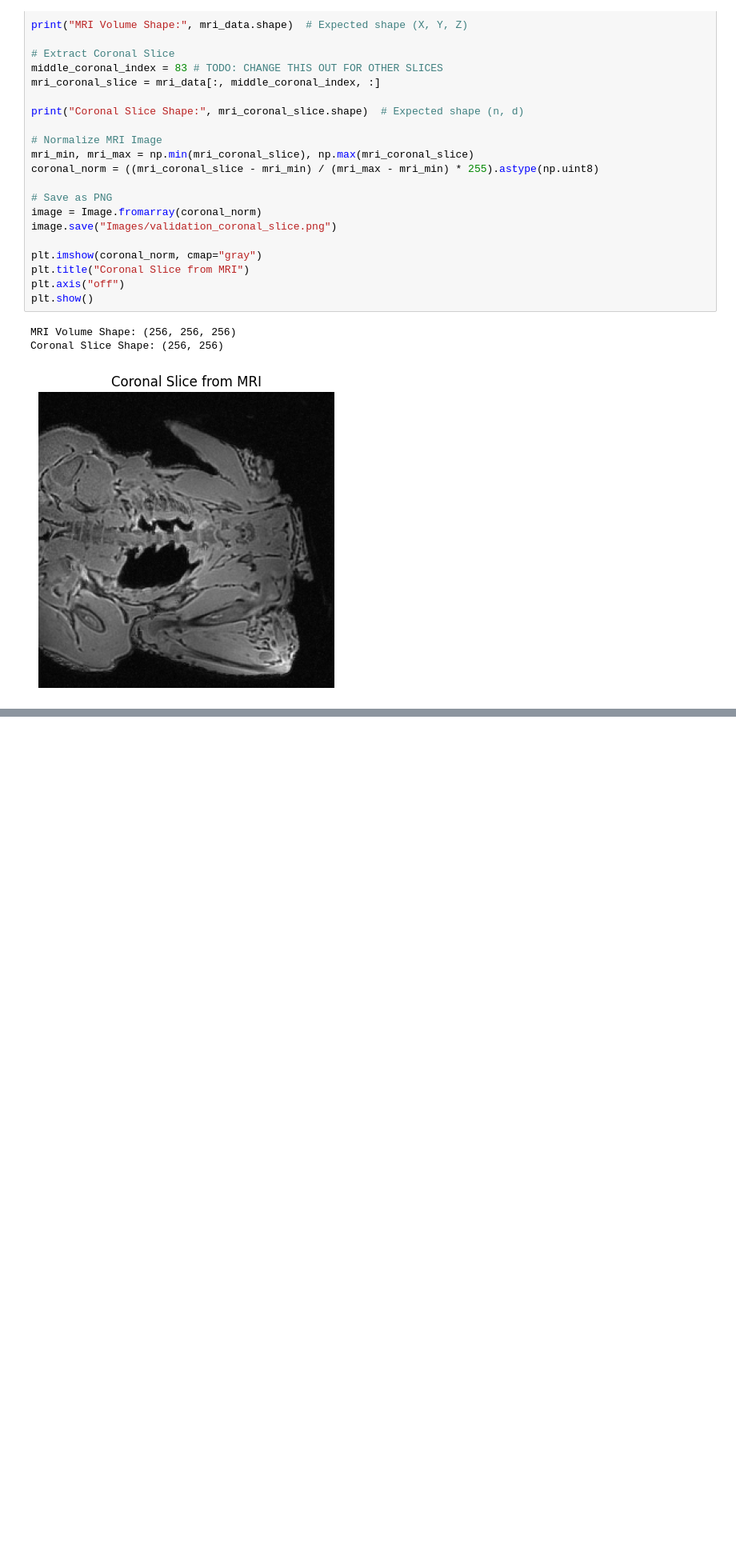
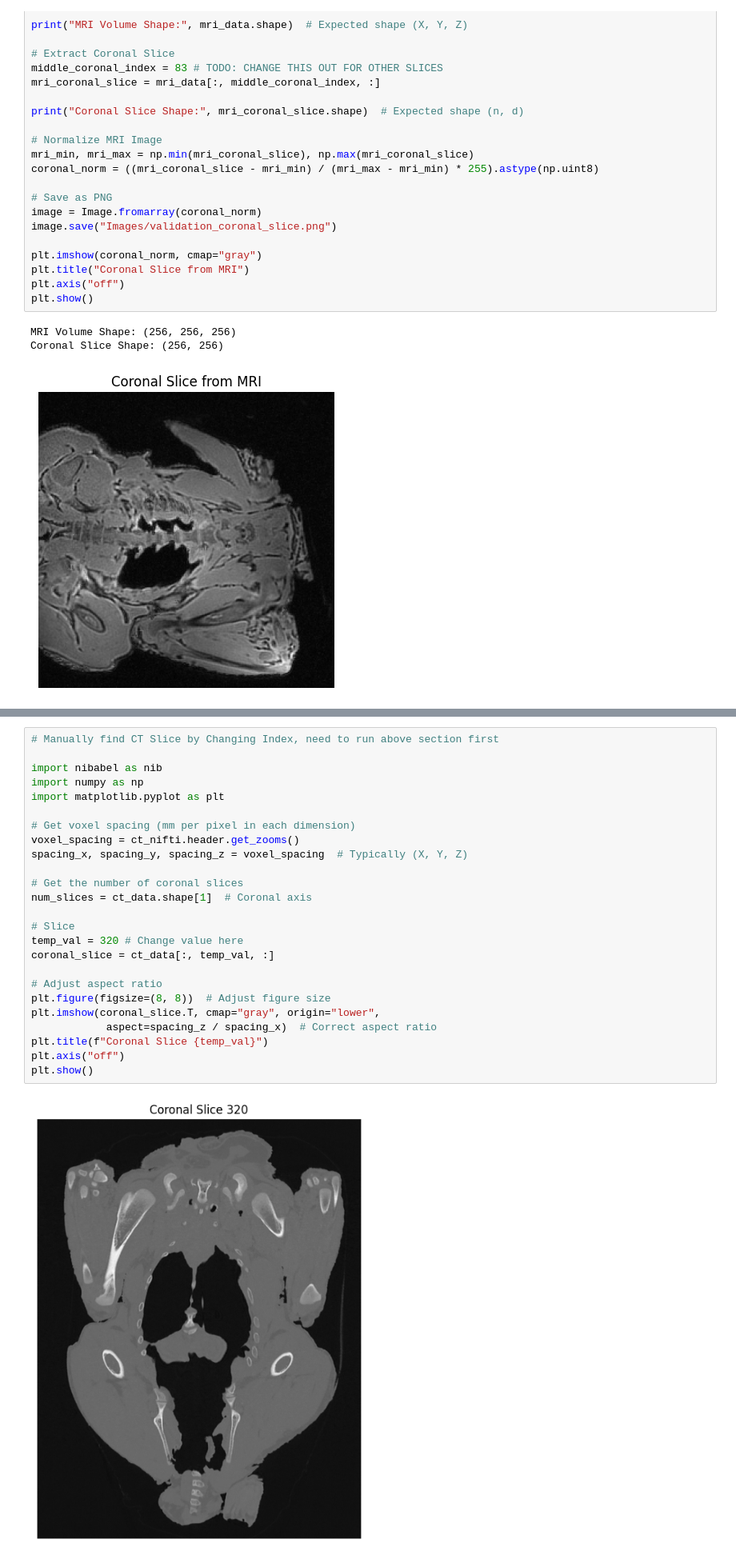
Before and after one commit to Yakuson/MRI-TO-PCT, a Jupyter notebook: Capstone Code and resources/Code/CFP.ipynb, the cells around one changed output, grey strips where cells are left out. Shown at 80% size. Cells and saved outputs as stored; diff of their text form; blank space fills up the shorter version.

```diff
--- a/Capstone Code and resources/Code/CFP.ipynb
+++ b/Capstone Code and resources/Code/CFP.ipynb
@@ -401,0 +431,27 @@ Best matching CT coronal slice: 336 (SSIM: 0.1292)
+# %%
+# Manually find CT Slice by Changing Index, need to run above section first
+
+import nibabel as nib
+import numpy as np
+import matplotlib.pyplot as plt
+
+# Get voxel spacing (mm per pixel in each dimension)
+voxel_spacing = ct_nifti.header.get_zooms()
+spacing_x, spacing_y, spacing_z = voxel_spacing  # Typically (X, Y, Z)
+
+# Get the number of coronal slices
+num_slices = ct_data.shape[1]  # Coronal axis
+
+# Slice
+temp_val = 320 # Change value here
+coronal_slice = ct_data[:, temp_val, :]
+
+# Adjust aspect ratio
+plt.figure(figsize=(8, 8))  # Adjust figure size
+plt.imshow(coronal_slice.T, cmap="gray", origin="lower",
+            aspect=spacing_z / spacing_x)  # Correct aspect ratio
+plt.title(f"Coronal Slice {temp_val}")
+plt.axis("off")
+plt.show()
+# %% [output]
+[figure, added]
```
Also changed, not shown: parts of 3 cells of this notebook.
